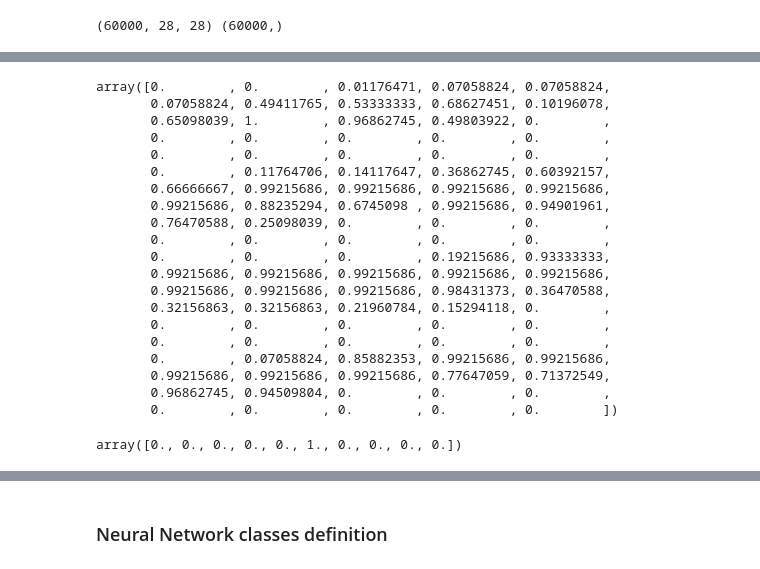
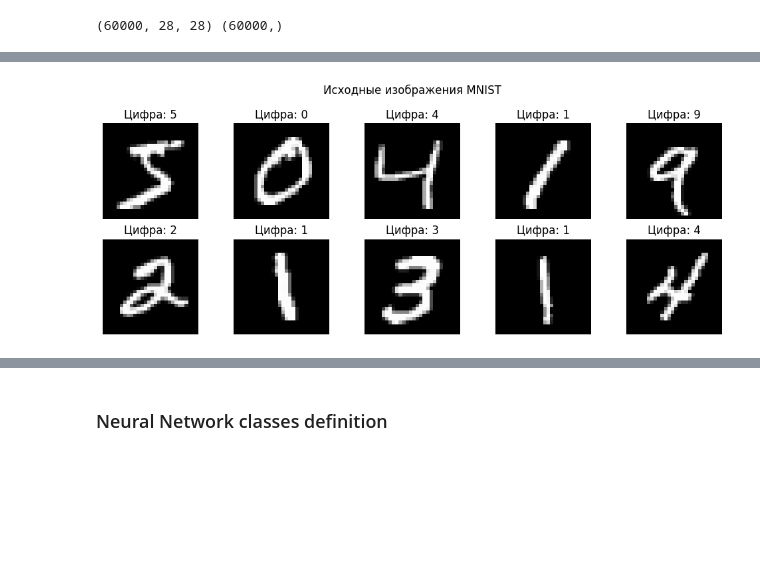
Before and after one commit to DmitriyHSE/A-neural-network-from-scratch-for-MNIST, a Jupyter notebook: MNIST_Neural_Network.ipynb, the cells around one changed output, grey strips where cells are left out. Saved outputs shown, nothing was run; the diff lists cells and outputs as text; code cells hidden in the pictures; blank space fills up the shorter version.

```diff
--- a/MNIST_Neural_Network.ipynb
+++ b/MNIST_Neural_Network.ipynb
@@ -21,14 +17,3 @@ print(x_train.shape, # 60 thousand of handwritten digits in size 28 x 28 pixels
       y_train.shape) # 60 thousand of correct digits (1D-array), target variables
 # %% [output]
 (60000, 28, 28) (60000,)
-# %%
-x_train, x_test = x_train / 255, x_test / 255 # normalization (from 0 to 1)
-
-# vizualization of the dataset
-fig, ax = plt.subplots(2, 5, figsize=(20,12))
-rand_samples = np.random.randint(0, len(x_train), (2,5))
-for i in range(2):
-  for j in range(5):
-    ax[i][j].imshow(x_train[rand_samples[i][j]], cmap="grey")
-    ax[i][j].set_title(f"Image: {rand_samples[i][j]}")
-    plt.show
@@ -60,42 +20,16 @@ y_train_extended = np.concatenate((y_train, y_aug))
-# %%
-# Flattening images (60000 * 28 * 28 -> 60000 * 784)
-x_train_flat = x_train.reshape(len(x_train), (28*28)) # 60000 * 784
-x_test_flat = x_test.reshape(len(x_test), (28*28)) # 10000 * 784
-
-x_train_flat[0][150:250] # now image is presented in vector with size (1 * 784)
-# %% [output]
-array([0.        , 0.        , 0.01176471, 0.07058824, 0.07058824,
-       0.07058824, 0.49411765, 0.53333333, 0.68627451, 0.10196078,
-       0.65098039, 1.        , 0.96862745, 0.49803922, 0.        ,
-       0.        , 0.        , 0.        , 0.        , 0.        ,
-       0.        , 0.        , 0.        , 0.        , 0.        ,
-       0.        , 0.11764706, 0.14117647, 0.36862745, 0.60392157,
-       0.66666667, 0.99215686, 0.99215686, 0.99215686, 0.99215686,
-       0.99215686, 0.88235294, 0.6745098 , 0.99215686, 0.94901961,
-       0.76470588, 0.25098039, 0.        , 0.        , 0.        ,
-       0.        , 0.        , 0.        , 0.        , 0.        ,
-       0.        , 0.        , 0.        , 0.19215686, 0.93333333,
-       0.99215686, 0.99215686, 0.99215686, 0.99215686, 0.99215686,
-       0.99215686, 0.99215686, 0.99215686, 0.98431373, 0.36470588,
-       0.32156863, 0.32156863, 0.21960784, 0.15294118, 0.        ,
-       0.        , 0.        , 0.        , 0.        , 0.        ,
-       0.        , 0.        , 0.        , 0.        , 0.        ,
-       0.        , 0.07058824, 0.85882353, 0.99215686, 0.99215686,
-       0.99215686, 0.99215686, 0.99215686, 0.77647059, 0.71372549,
-       0.96862745, 0.94509804, 0.        , 0.        , 0.        ,
-       0.        , 0.        , 0.        , 0.        , 0.        ])
-# %%
-# Encoding traget variable for further convenient use
-def onehot(np_array):
-  """One-hot encoding digits from y_train to 2D-array (60000, 10) with "1" in position [digit]"""
-  res = np.zeros((len(np_array), len(np.unique(np_array))))
-  for i in range(len(np_array)):
-    res[i][np_array[i]] = 1
-  return res
-
-y_train_onehot = onehot(y_train) # 60000 * 10
-y_test_onehot = onehot(y_test) # 10000 * 10
-
-y_train_onehot[0] # first digit is 5. It is represented as 1 on 5th index of first row
-# %% [output]
-array([0., 0., 0., 0., 0., 1., 0., 0., 0., 0.])
+# %%
+# vizualization of the dataset
+def plot_images(images, labels, rows=2, cols=5, title=None):
+    fig, axes = plt.subplots(rows, cols, figsize=(10,4))
+    axes = axes.flatten()
+    for i in range(rows*cols):
+        axes[i].imshow(images[i], cmap='gray')
+        axes[i].set_title(f"Цифра: {labels[i]}")
+        axes[i].axis('off')
+    if title: plt.suptitle(title)
+    plt.tight_layout()
+    plt.show()
+
+plot_images(x_train[:10], y_train[:10], title="Исходные изображения MNIST")
+# %% [output]
+[figure, added]
```
Also changed, not shown: parts of 35 cells of this notebook, 11 other files.
